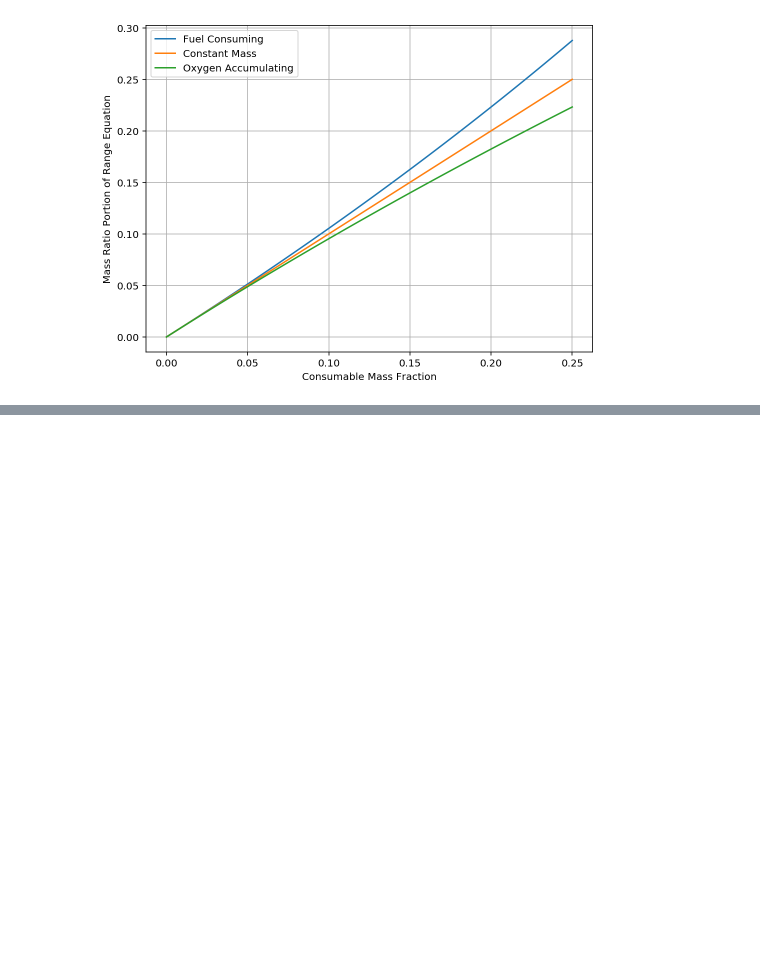
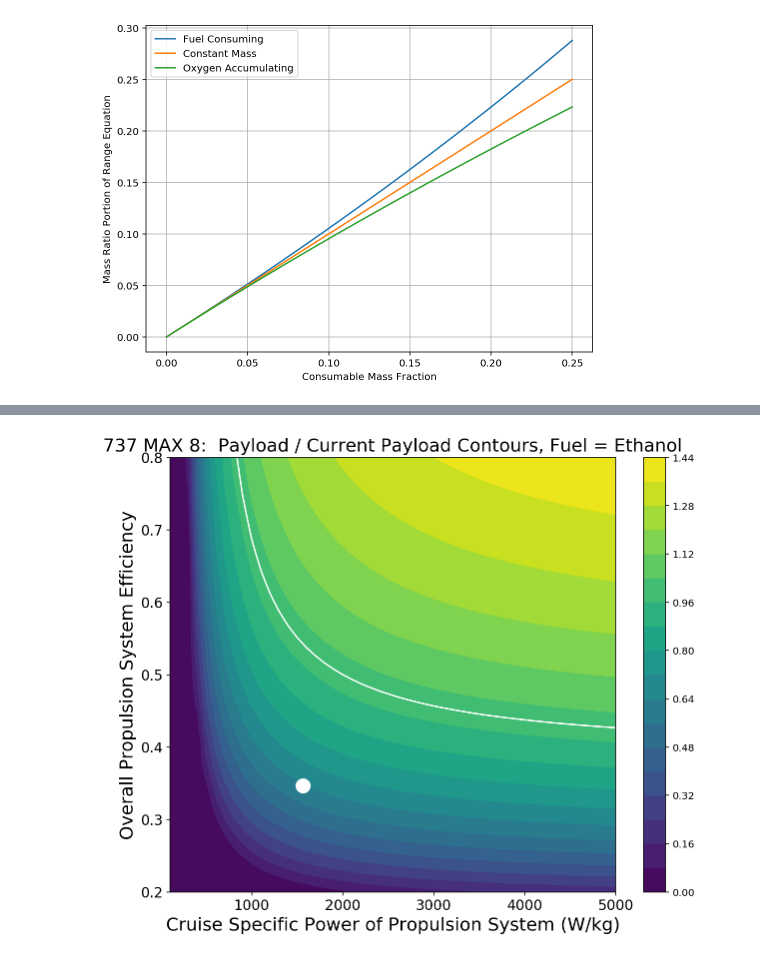
Before and after one commit to davetew/Zero-Carbon-Aviation, a Jupyter notebook: Zero_Carbon_Aviation_Colab.ipynb, the cells around one changed output, grey strips where cells are left out. Saved outputs shown, nothing was run; the diff lists cells and outputs as text; code cells hidden in the pictures; blank space fills up the shorter version.

```diff
--- a/Zero_Carbon_Aviation_Colab.ipynb
+++ b/Zero_Carbon_Aviation_Colab.ipynb
@@ -958,0 +1221,4 @@ AC.PayloadContourChart(CustomRange=None)
+# %%
+AC.PayloadTechnologyContour(Fuel=Ethanol())
+# %% [output]
+[figure, added]
```
Also changed, not shown: parts of 16 cells of this notebook.
